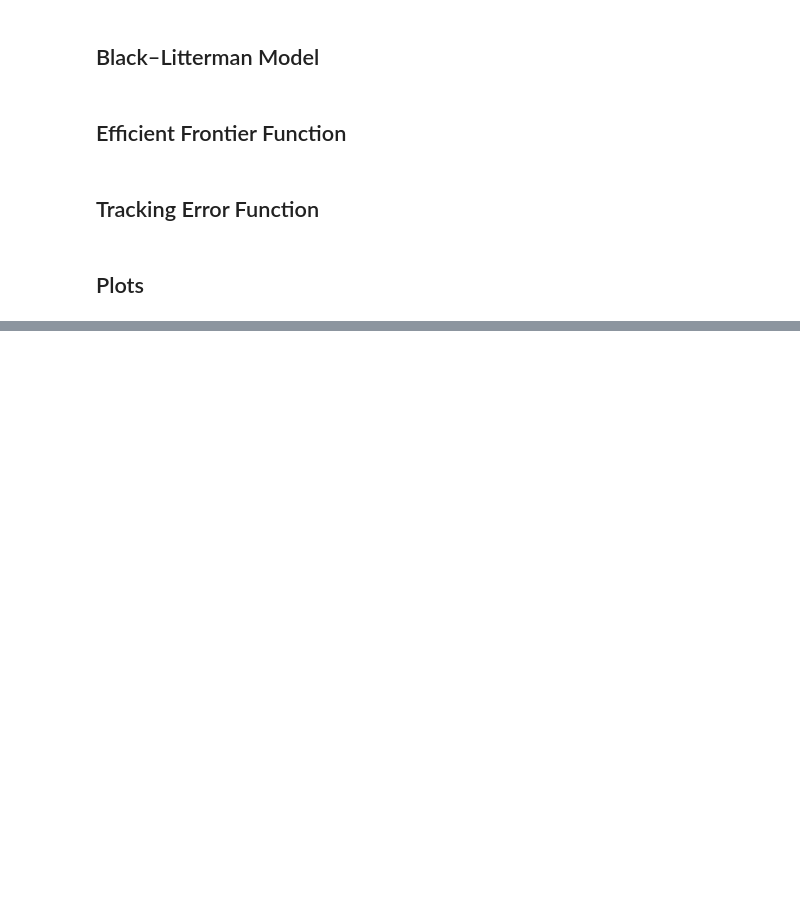
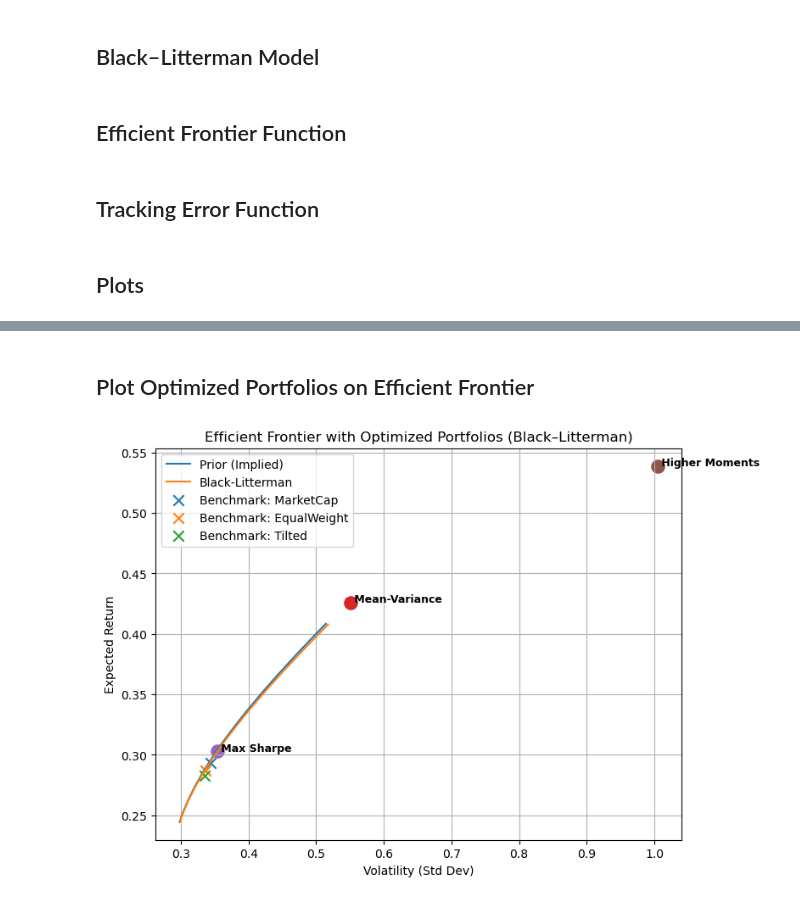
Before and after one commit to aryangoelcode/Black-litterman-with-multiple-benchmarking-tracking-error, a Jupyter notebook: black_litterman.ipynb, the cells around one changed output, grey strips where cells are left out. Saved outputs shown, nothing was run; the diff lists cells and outputs as text; code cells hidden in the pictures; blank space fills up the shorter version.

```diff
--- a/black_litterman.ipynb
+++ b/black_litterman.ipynb
@@ -125,0 +192,2 @@ for label, data in frontiers.items():
+# %%
+rf = 0.02
@@ -125,0 +220,15 @@ for label, data in frontiers.items():
+# %%
+def higher_moments_opt(returns, lam=0.5, eta=0.1, kappa=0.05):
+    n = returns.shape[1]
+    def obj(w):
+        port_ret = returns.dot(w)
+        mu_p = port_ret.mean()*252
+        var_p = port_ret.var()*252
+        skew_p = skew(port_ret)
+        kurt_p = kurtosis(port_ret)
+        U = mu_p - lam*var_p + eta*skew_p - kappa*kurt_p
+        return -U
+    cons = ({'type':'eq', 'fun': lambda w: np.sum(w)-1})
+    w0 = np.repeat(1/n, n)
+    res = minimize(obj, w0, constraints=cons)
+    return res.x
@@ -125,0 +277,31 @@ for label, data in frontiers.items():
+# %% [markdown]
+## Plot Optimized Portfolios on Efficient Frontier
+# %%
+plt.figure(figsize=(8,6))
+
+# Plot prior and BL frontiers
+for label, data in frontiers.items():
+    sds = np.sqrt(data["vars"])
+    plt.plot(sds, data["rets"], label=label)
+
+# Plot benchmarks
+for name, wb in benchmarks.items():
+    ret_b = wb.dot(mu_bl)
+    sd_b = np.sqrt(wb.dot(Sigma).dot(wb))
+    plt.scatter(sd_b, ret_b, marker="x", s=80, label=f"Benchmark: {name}")
+
+# Plot optimized portfolios
+for name, w in optimizers.items():
+    ret = w.dot(mu_bl)
+    vol = np.sqrt(w.dot(Sigma).dot(w))
+    plt.scatter(vol, ret, s=120, marker="o")
+    plt.text(vol, ret, f" {name}", fontsize=9, weight="bold")
+
+plt.xlabel("Volatility (Std Dev)")
+plt.ylabel("Expected Return")
+plt.title("Efficient Frontier with Optimized Portfolios (Black–Litterman)")
+plt.legend()
+plt.grid(True)
+plt.show()
+# %% [output]
+[figure, added]
```
Also changed, not shown: parts of 19 cells of this notebook.
